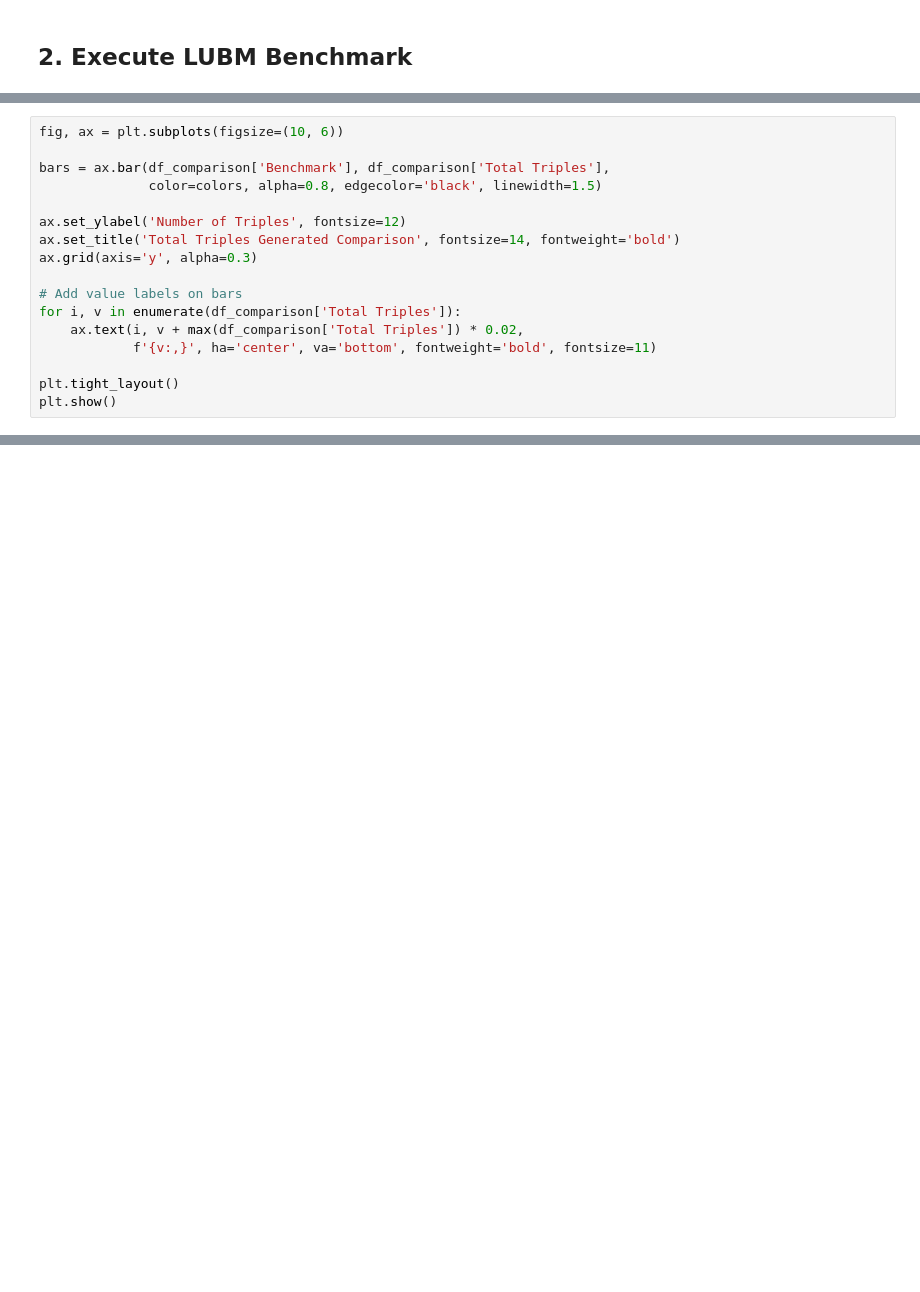
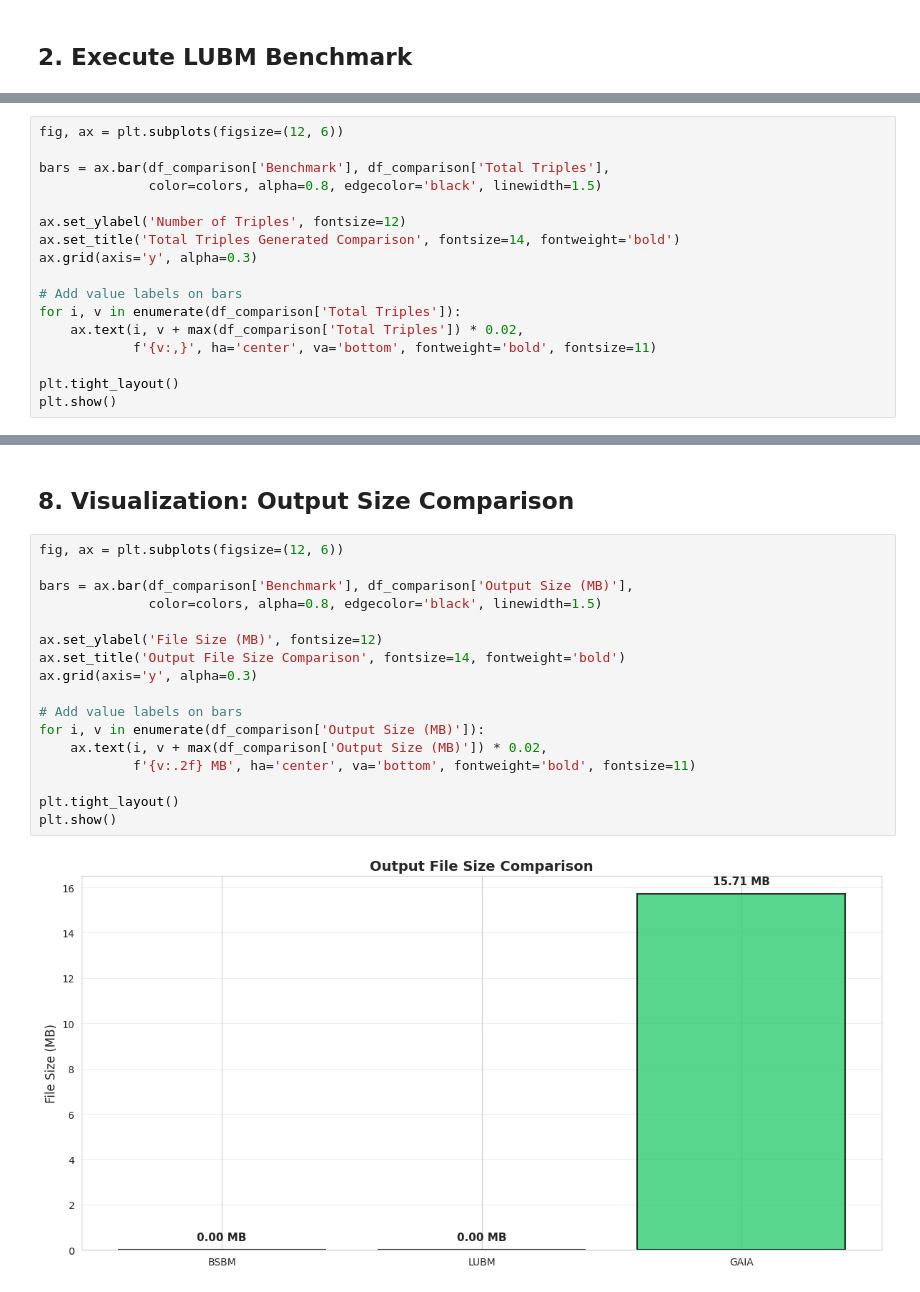
Before and after one commit to DiegoMfer/benchmarks-synthetic-data-generators, a Jupyter notebook: benchmark_comparison.ipynb, the cells around one changed output, grey strips where cells are left out. Cells and saved outputs as stored; diff of their text form; blank space fills up the shorter version.

```diff
--- a/benchmark_comparison.ipynb
+++ b/benchmark_comparison.ipynb
@@ -214,5 +384,5 @@ plt.show()
 # %%
-fig, ax = plt.subplots(figsize=(10, 6))
+fig, ax = plt.subplots(figsize=(12, 6))
 
 bars = ax.bar(df_comparison['Benchmark'], df_comparison['Total Triples'],
               color=colors, alpha=0.8, edgecolor='black', linewidth=1.5)
@@ -232,0 +403,21 @@ plt.show()
+# %% [markdown]
+## 8. Visualization: Output Size Comparison
+# %%
+fig, ax = plt.subplots(figsize=(12, 6))
+
+bars = ax.bar(df_comparison['Benchmark'], df_comparison['Output Size (MB)'],
+              color=colors, alpha=0.8, edgecolor='black', linewidth=1.5)
+
+ax.set_ylabel('File Size (MB)', fontsize=12)
+ax.set_title('Output File Size Comparison', fontsize=14, fontweight='bold')
+ax.grid(axis='y', alpha=0.3)
+
+# Add value labels on bars
+for i, v in enumerate(df_comparison['Output Size (MB)']):
+    ax.text(i, v + max(df_comparison['Output Size (MB)']) * 0.02,
+            f'{v:.2f} MB', ha='center', va='bottom', fontweight='bold', fontsize=11)
+
+plt.tight_layout()
+plt.show()
+# %% [output]
+[figure, added]
```
Also changed, not shown: parts of 16 cells of this notebook.
